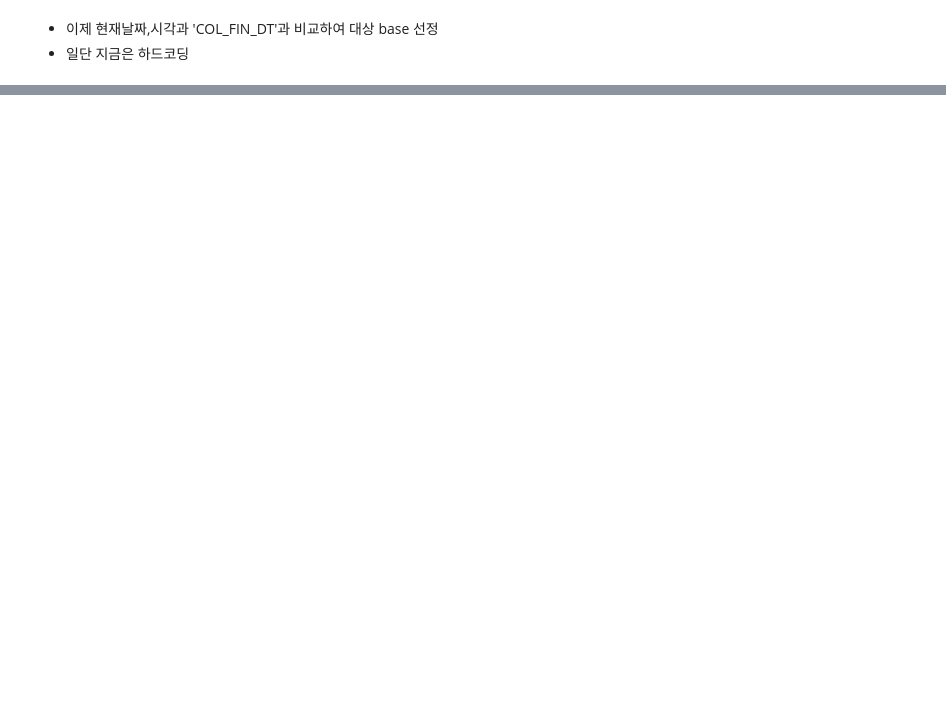
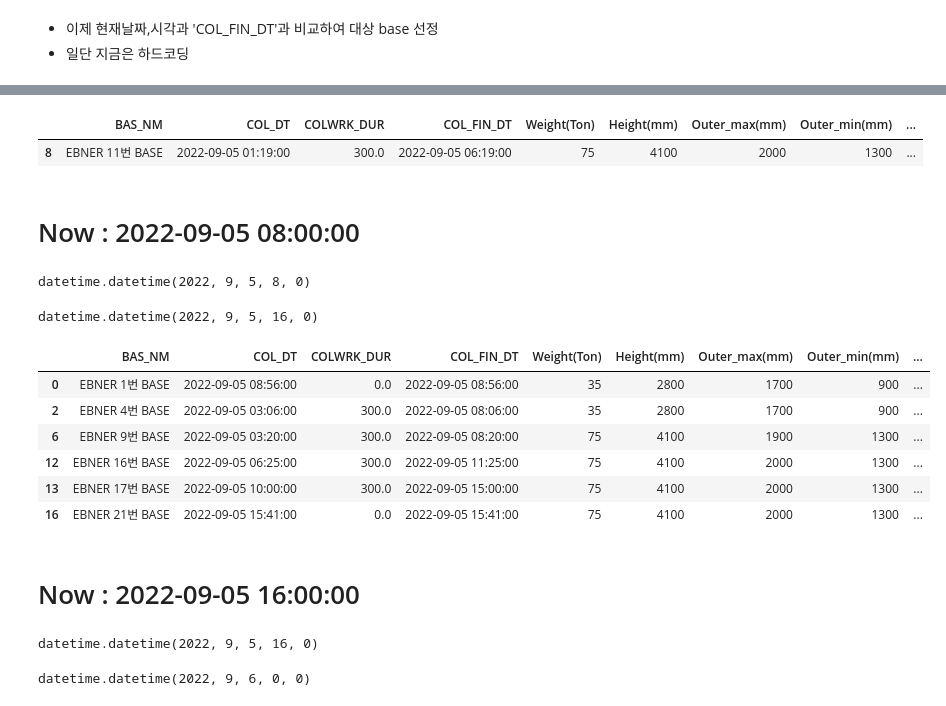
Before and after one commit to ppurify/DK, a Jupyter notebook: generate_dataframe.ipynb, the cells around one changed output, grey strips where cells are left out. Cells and saved outputs as stored; diff of their text form; code cells hidden in the pictures; blank space fills up the shorter version.

Commit message:
Add base merge information

```diff
--- a/generate_dataframe.ipynb
+++ b/generate_dataframe.ipynb
@@ -532,0 +552,2 @@ base_inner[:5]
+# %%
+base_enable_info = base_enable_info.astype({'COL_DT' : 'datetime64[ns]', 'COL_FIN_DT' : 'datetime64[ns]'})
@@ -532,0 +619,36 @@ base_inner[:5]
+# %%
+base_enable_info[(base_enable_info['COL_FIN_DT'] <= future) & (base_enable_info['COL_FIN_DT'] >= now)]
+# %% [output]
+|  | BAS_NM | COL_DT | COLWRK_DUR | COL_FIN_DT | Weight(Ton) | Height(mm) | Outer_max(mm) | Outer_min(mm) | ... |
+| 8 | EBNER 11번 BASE | 2022-09-05 01:19:00 | 300.0 | 2022-09-05 06:19:00 | 75 | 4100 | 2000 | 1300 | ... |
+# %% [markdown]
+# Now : 2022-09-05 08:00:00
+# %%
+now = datetime(2022, 9, 5, hour=8, minute =0, second =0, microsecond=0, tzinfo = None, fold=0)
+now
+# %% [output]
+datetime.datetime(2022, 9, 5, 8, 0)
+# %%
+hours_8 = timedelta(hours = 8)
+# %%
+future = now + hours_8
+future
+# %% [output]
+datetime.datetime(2022, 9, 5, 16, 0)
+# %%
+base_enable_info[(base_enable_info['COL_FIN_DT'] <= future) & (base_enable_info['COL_FIN_DT'] >= now)]
+# %% [output]
+|  | BAS_NM | COL_DT | COLWRK_DUR | COL_FIN_DT | Weight(Ton) | Height(mm) | Outer_max(mm) | Outer_min(mm) | ... |
+| 0 | EBNER 1번 BASE | 2022-09-05 08:56:00 | 0.0 | 2022-09-05 08:56:00 | 35 | 2800 | 1700 | 900 | ... |
+| 2 | EBNER 4번 BASE | 2022-09-05 03:06:00 | 300.0 | 2022-09-05 08:06:00 | 35 | 2800 | 1700 | 900 | ... |
+| 6 | EBNER 9번 BASE | 2022-09-05 03:20:00 | 300.0 | 2022-09-05 08:20:00 | 75 | 4100 | 1900 | 1300 | ... |
+| 12 | EBNER 16번 BASE | 2022-09-05 06:25:00 | 300.0 | 2022-09-05 11:25:00 | 75 | 4100 | 2000 | 1300 | ... |
+| 13 | EBNER 17번 BASE | 2022-09-05 10:00:00 | 300.0 | 2022-09-05 15:00:00 | 75 | 4100 | 2000 | 1300 | ... |
+| 16 | EBNER 21번 BASE | 2022-09-05 15:41:00 | 0.0 | 2022-09-05 15:41:00 | 75 | 4100 | 2000 | 1300 | ... |
+# %% [markdown]
+# Now : 2022-09-05 16:00:00
+# %%
+now = datetime(2022, 9, 5, hour=16, minute =0, second =0, microsecond=0, tzinfo = None, fold=0)
+now
+# %% [output]
+datetime.datetime(2022, 9, 5, 16, 0)
@@ -532,0 +657,5 @@ base_inner[:5]
+# %%
+future = now + hours_8
+future
+# %% [output]
+datetime.datetime(2022, 9, 6, 0, 0)
```
Also changed, not shown: parts of 75 cells of this notebook.
